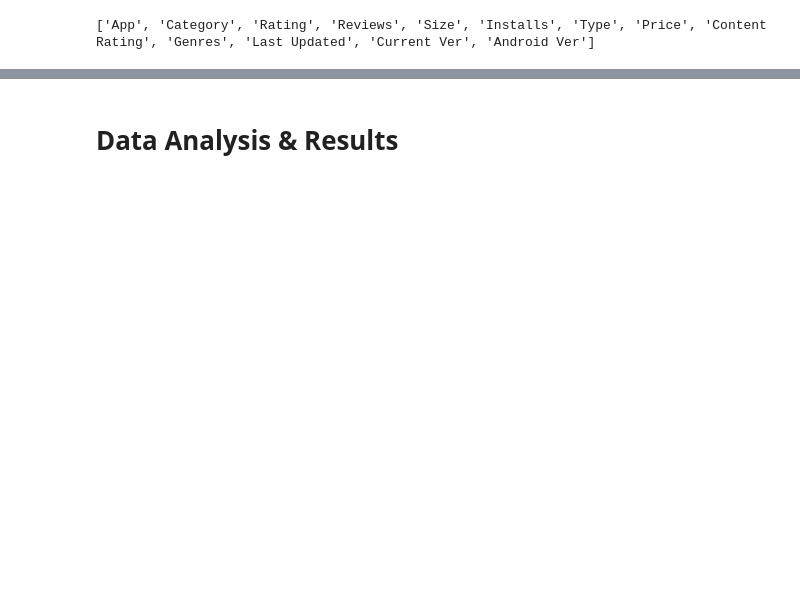
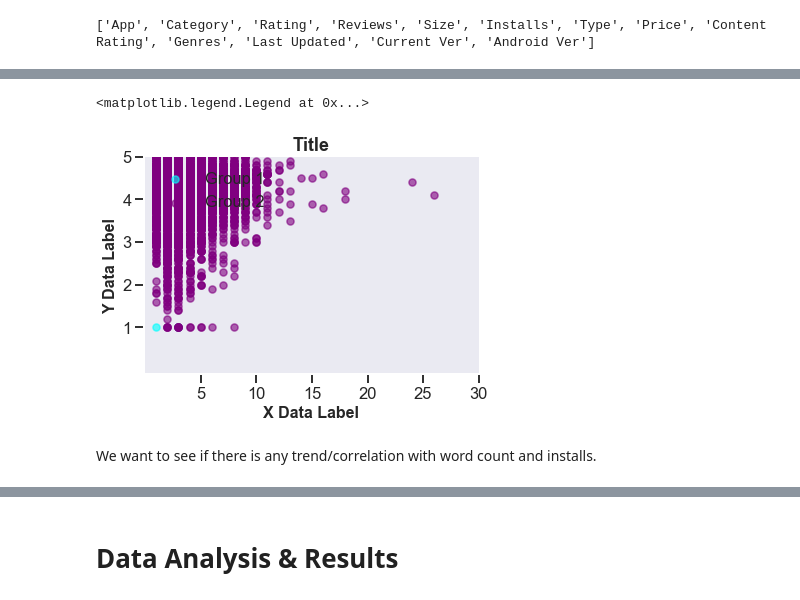
Before and after one commit to Titan-Ngo/COGS108_Repo, a Jupyter notebook: FinalProject.ipynb, the cells around one changed output, grey strips where cells are left out. Saved outputs shown, nothing was run; the diff lists cells and outputs as text; code cells hidden in the pictures; blank space fills up the shorter version.

```diff
--- a/FinalProject.ipynb
+++ b/FinalProject.ipynb
@@ -195,0 +384,59 @@ df
+# %%
+# Create a new figure
+fig = plt.figure()
+# Add an axes to our figureax = plt.axes()
+ax = plt.axes()
+
+x = df['Word Count']
+y1 = df['Installs']
+y2 = df['Rating']
+
+# Plot the data again
+ax.scatter(x, y1, c='cyan', alpha=0.6, label='Group 1', s=50)
+plt.plot(linewidth=2)
+ax.scatter(x, y2, c='purple', alpha=0.6, label='Group 2', s=50)
+# Here we've added some more optional arguments.
+# alpha - sets the transparency of the data points
+# label - makes a label for the data we've plotted, which can be used in the legend
+# s - size. Changes the size of the dots we plot
+
+# Add a title to our graph
+plt.title('Title', fontsize=18, fontweight='bold')
+
+# Add data labels
+plt.xlabel('X Data Label', fontsize=16, fontweight='bold')
+plt.ylabel('Y Data Label', fontsize=16, fontweight='bold')
+
+# Set the ranges to plot of the x and y variables
+plt.xlim([-0.1, 1.1])
+plt.ylim([-0.1, 1.1])
+
+# Set the tick labels
+ax.set_xticks(np.array([5,10,15,20,25,30]))
+ax.set_yticks(np.array([1,2,3,4,5]))
+
+# hide grid lines
+ax.grid(False)
+
+# Turn the top and right side lines off
+ax.spines['right'].set_visible(False)
+ax.spines['top'].set_visible(False)
+
+# Set the tick marks to only be on the bottom and the left.
+ax.xaxis.set_ticks_position('bottom')
+ax.yaxis.set_ticks_position('left')
+
+# Set linewidth of remaining spines
+ax.spines['left'].set_linewidth(2)
+ax.spines['bottom'].set_linewidth(2)
+
+# Add a legend. This will use the labels you defined when you set the data.
+plt.legend(loc='upper left', scatterpoints=1, frameon=False)
+# Legend doesn't require any arguments.
+# Here we optionally specify where to put the legend ('loc'), how many points to use
+#  in the legend ('scatterpoints'), and wether to have a box around the legend ('frameon')
+# %% [output]
+<matplotlib.legend.Legend at 0x...>
+[figure, added]
+# %% [markdown]
+We want to see if there is any trend/correlation with word count and installs.
```
Also changed, not shown: parts of 61 cells of this notebook, 1 other file.
